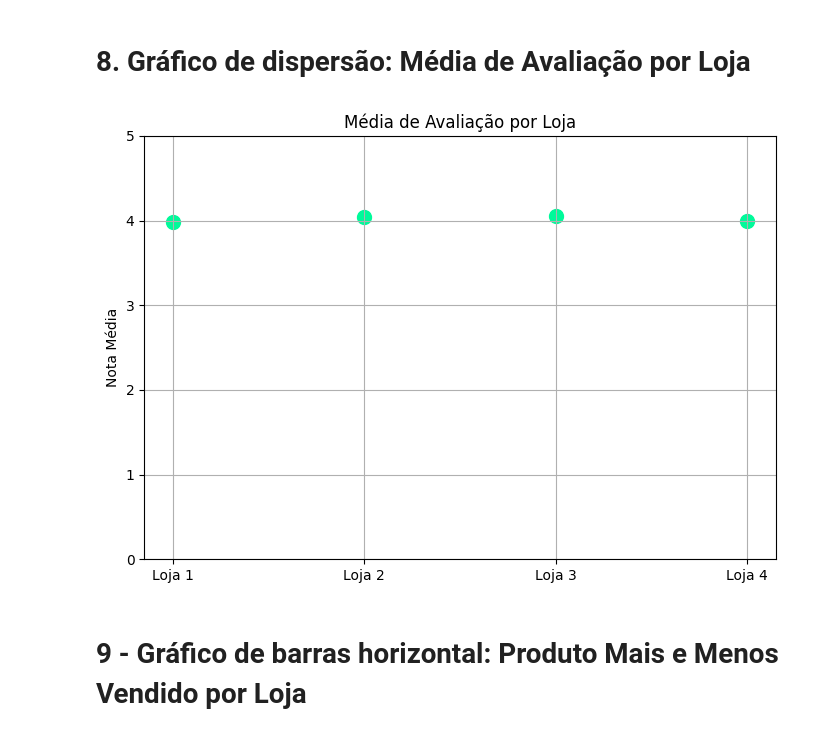
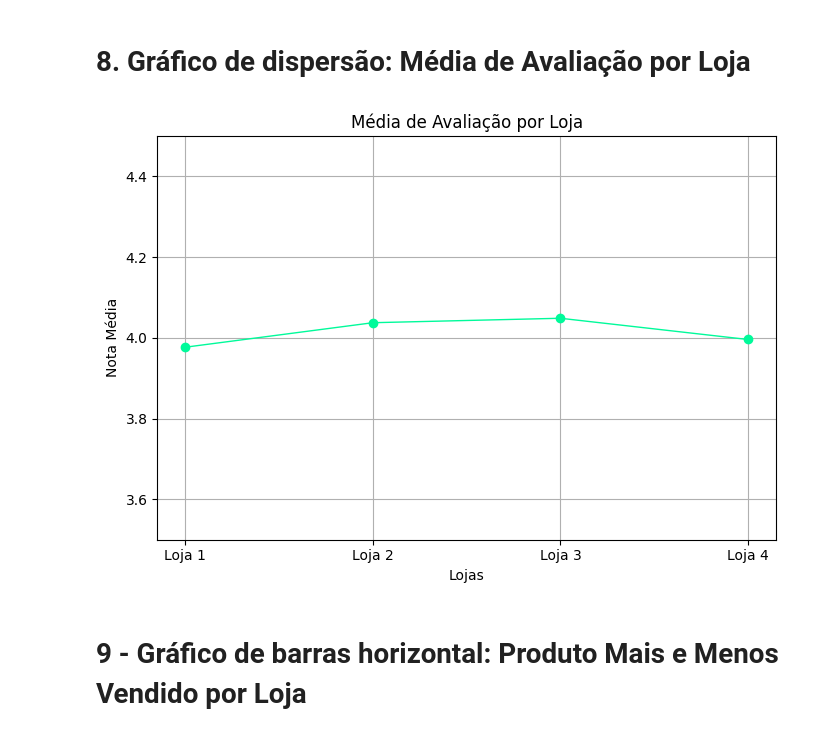
Before and after one commit to vthamada/challenge-alura-store, a Jupyter notebook: AluraStoreBr.ipynb, the cells around one changed output. Cells and saved outputs as stored; diff of their text form; code cells hidden in the pictures.

```diff
--- a/AluraStoreBr.ipynb
+++ b/AluraStoreBr.ipynb
@@ -172,25 +174,22 @@ for i in range(len(lojas)):
 # %%
 import matplotlib.pyplot as plt
 
+lojas = [loja, loja2, loja3, loja4]
 nomes_lojas = ['Loja 1', 'Loja 2', 'Loja 3', 'Loja 4']
 
-medias_avaliacoes = [
-    loja['Avaliação da compra'].mean(),
-    loja2['Avaliação da compra'].mean(),
-    loja3['Avaliação da compra'].mean(),
-    loja4['Avaliação da compra'].mean()
-]
+medias_avaliacoes = [loja['Avaliação da compra'].mean() for loja in lojas]
 
 plt.figure(figsize=(7, 5))
-plt.scatter(nomes_lojas, medias_avaliacoes, color='mediumspringgreen', s=100)
+plt.plot(nomes_lojas, medias_avaliacoes, marker='o', color='mediumspringgreen', linewidth=1)
 plt.title('Média de Avaliação por Loja')
+plt.xlabel('Lojas')
 plt.ylabel('Nota Média')
-plt.ylim(0, 5)
+plt.ylim(3.5, 4.5)
 plt.grid(True)
 plt.tight_layout()
 plt.show()
 # %% [output]
-[figure, old version]
+[figure, new version]
 # %% [markdown]
 # 9 - Gráfico de barras horizontal: Produto Mais e Menos Vendido por Loja
 # %%
```
Also changed, not shown: parts of 2 cells of this notebook.
